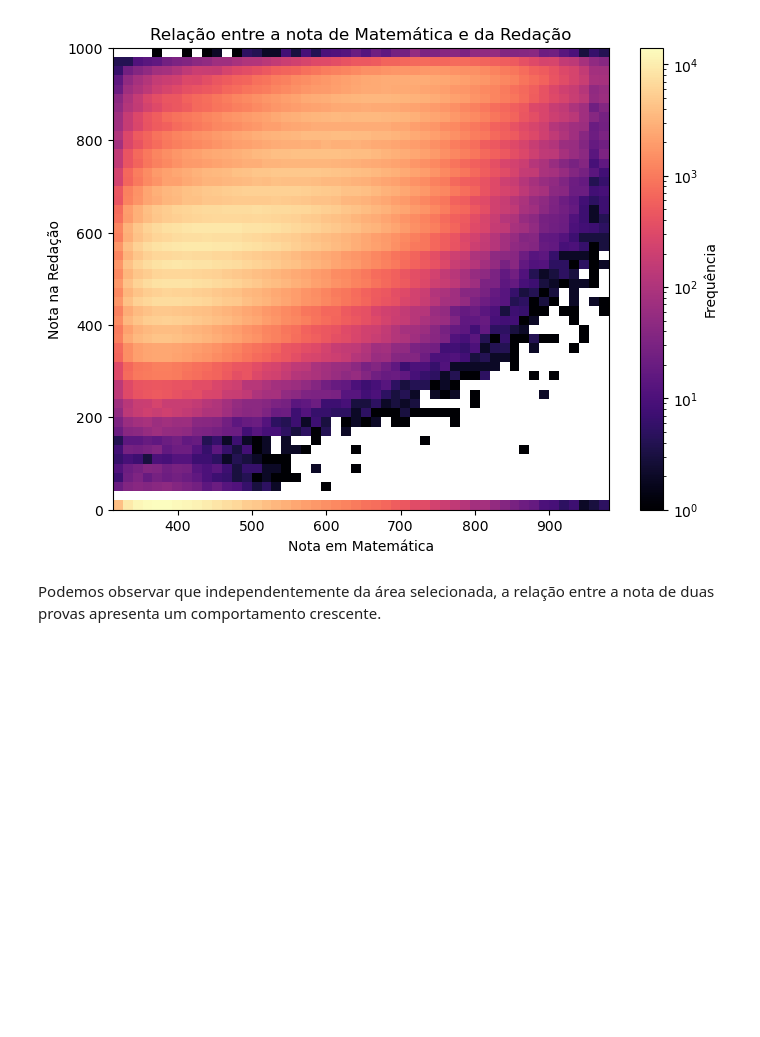
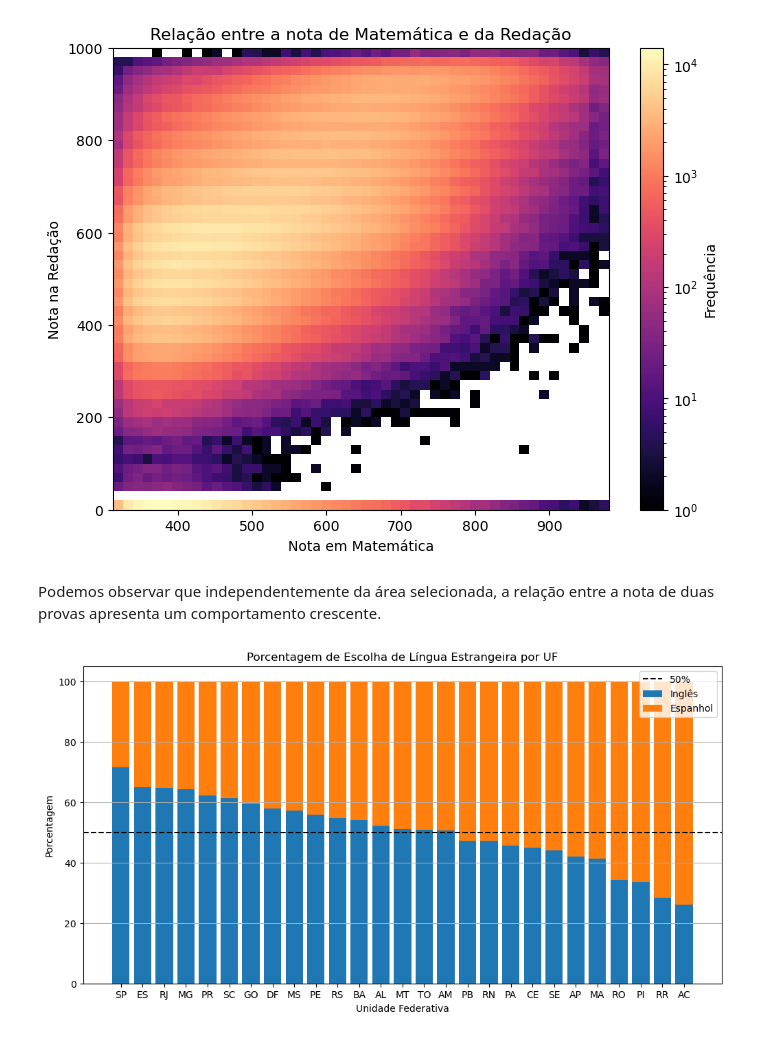
Before and after one commit to Machine-Learning-AV2/Pipeline_MachineLearning_AV2, a Jupyter notebook: analise_exploratoria.ipynb, the cells around one changed output. Cells and saved outputs as stored; diff of their text form; code cells hidden in the pictures; blank space fills up the shorter version.

```diff
--- a/analise_exploratoria.ipynb
+++ b/analise_exploratoria.ipynb
@@ -440,3 +441,57 @@ plt.show()
 [figure]
 # %% [markdown]
 Podemos observar que independentemente da área selecionada, a relação entre a nota de duas provas apresenta um comportamento crescente.
+# %%
+ibge_para_uf = {
+    11: 'RO', 12: 'AC', 13: 'AM', 14: 'RR', 15: 'PA', 16: 'AP', 17: 'TO',
+    21: 'MA', 22: 'PI', 23: 'CE', 24: 'RN', 25: 'PB', 26: 'PE', 27: 'AL', 28: 'SE', 29: 'BA',
+    31: 'MG', 32: 'ES', 33: 'RJ', 35: 'SP',
+    41: 'PR', 42: 'SC', 43: 'RS',
+    50: 'MS', 51: 'MT', 52: 'GO', 53: 'DF'
+}
+bi_para_lingua = {0: 'Inglês', 1: 'Espanhol'}
+
+# Todos os participantes possuem as categorias preenchidas
+uf = np.vectorize(lambda c: ibge_para_uf.get(int(c)))(dados[:, 0])
+lingua = np.vectorize(lambda c: bi_para_lingua.get(int(c)))(dados[:, 5])
+
+estados = np.sort(np.unique(uf))
+estados = np.array([e for e in estados if e != 'Outros'])
+
+pct_ingles, pct_espanhol = [], []
+
+for e in estados:
+    m = (uf == e)
+    total = np.sum(m)
+    if total > 0:
+        pct_ingles.append((np.sum(lingua[m] == 'Inglês') / total) * 100)
+        pct_espanhol.append((np.sum(lingua[m] == 'Espanhol') / total) * 100)
+    else:
+        pct_ingles.append(0)
+        pct_espanhol.append(0)
+
+pct_ingles = np.array(pct_ingles)
+pct_espanhol = np.array(pct_espanhol)
+
+indice_ordenado = np.argsort(pct_ingles)[::-1]
+estados = estados[indice_ordenado]
+pct_ingles = pct_ingles[indice_ordenado]
+pct_espanhol = pct_espanhol[indice_ordenado]
+
+# Gráfico de Barras Empilhadas
+plt.figure(figsize=(12, 6))
+plt.bar(estados, pct_ingles, label='Inglês')
+plt.bar(estados, pct_espanhol, bottom=pct_ingles, label='Espanhol')
+
+plt.axhline(50, color='black', linestyle='--', label='50%')
+
+plt.title('Porcentagem de Escolha de Língua Estrangeira por UF')
+plt.xlabel('Unidade Federativa')
+plt.ylabel('Porcentagem')
+plt.ylim(0, 105)
+plt.legend(loc='upper right')
+plt.grid(axis='y')
+
+plt.show()
+# %% [output]
+[figure, added]
```
Also changed, not shown: parts of 3 cells of this notebook.
